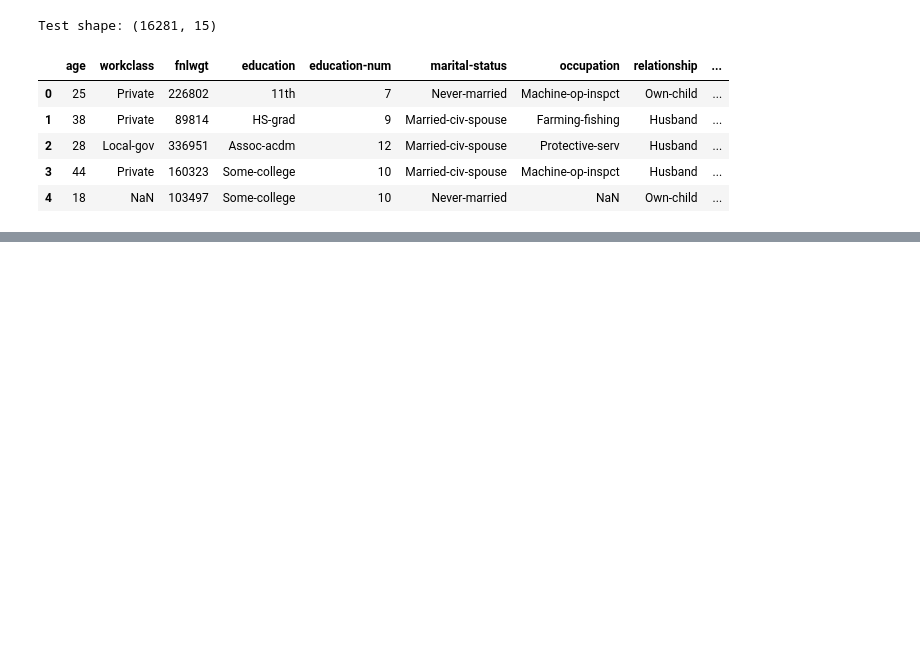
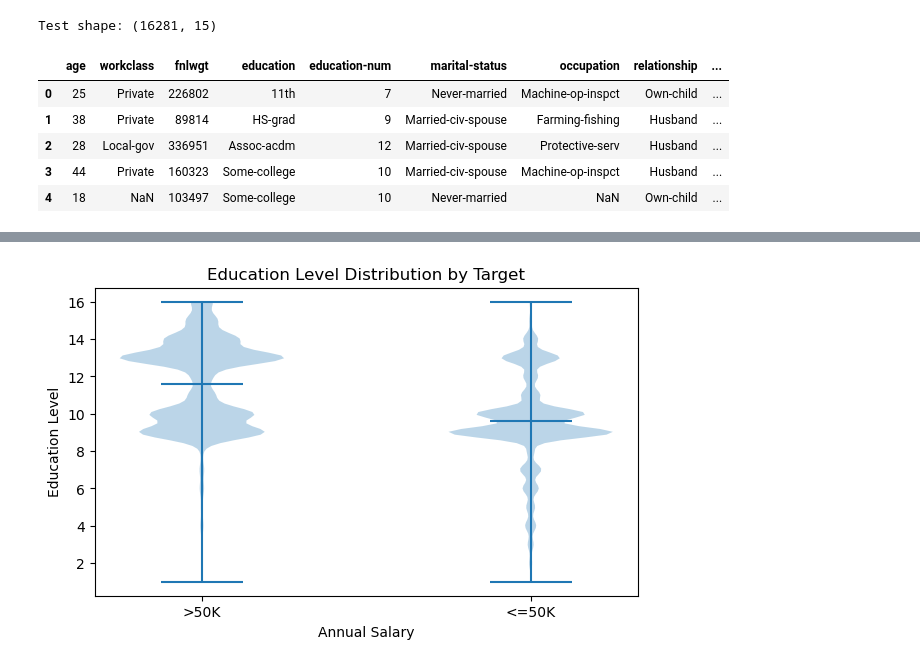
Before and after one commit to BergBrae/CSE404-Semester-Project, a Jupyter notebook: format_data.ipynb, the cells around one changed output, grey strips where cells are left out. Saved outputs shown, nothing was run; the diff lists cells and outputs as text; code cells hidden in the pictures; blank space fills up the shorter version.

```diff
--- a/format_data.ipynb
+++ b/format_data.ipynb
@@ -65,0 +109,12 @@ combined.to_parquet('data/formatted_data.parquet')
+# %%
+# education num
+plt.figure(figsize=(7, 4))
+plt.title('Education Level Distribution by Target')
+plt.xlabel('Annual Salary')
+plt.ylabel('Education Level')
+plt.violinplot([df[df['target'] == '>50K']['education-num'], df[df['target'] == '<=50K']['education-num']], showmeans=True)
+plt.xticks([1, 2], ['>50K', '<=50K'])
+plt.savefig('new_figures/education_violin.png', dpi=300)
+plt.show()
+# %% [output]
+[figure, added]
```
Also changed, not shown: parts of 10 cells of this notebook, 22 other files.
